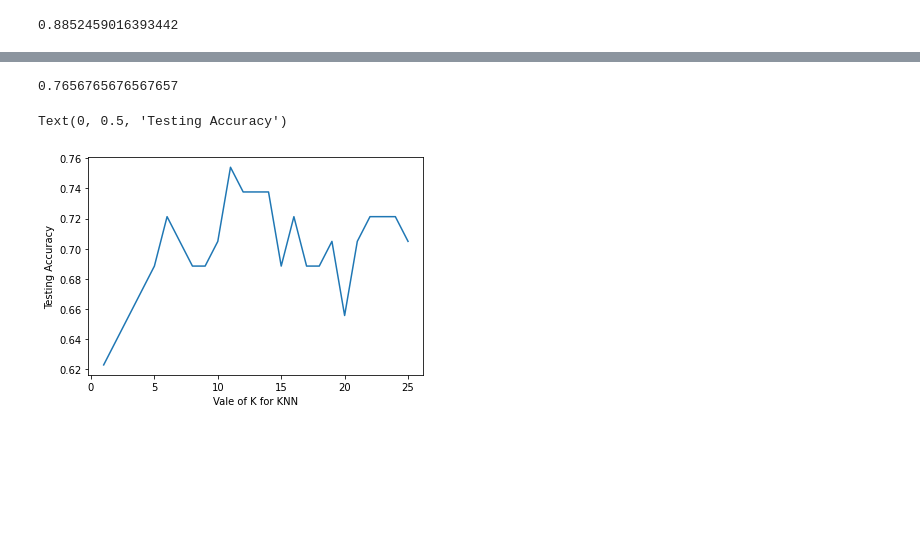
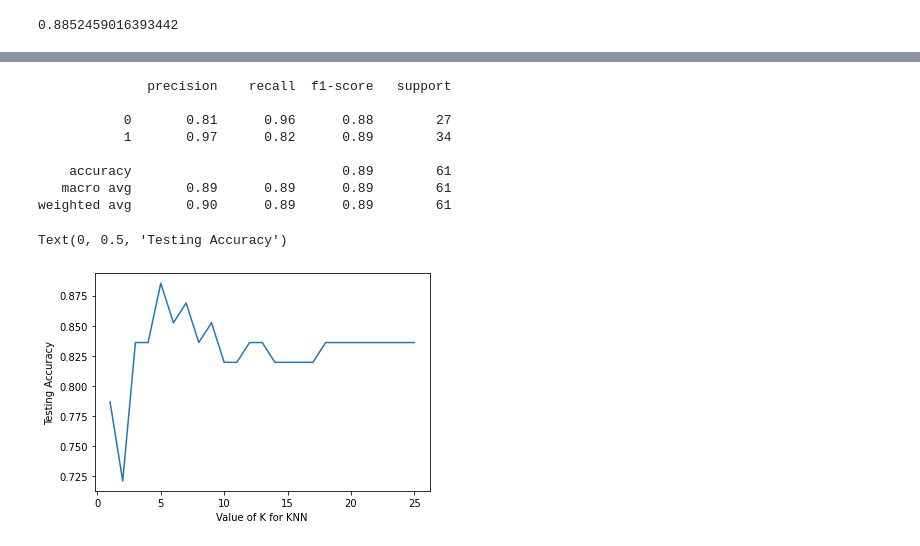
Before and after one commit to Rogercas1/DS201Final, a Jupyter notebook: Classifier.ipynb, the cells around one changed output, grey strips where cells are left out. Saved outputs shown, nothing was run; the diff lists cells and outputs as text; code cells hidden in the pictures; blank space fills up the shorter version.

```diff
--- a/Classifier.ipynb
+++ b/Classifier.ipynb
@@ -89,6 +106,21 @@ LogisticRegression()
 # %%
-from sklearn.metrics import accuracy_score
-y_pred = logreg.predict(X_test)
+from sklearn.neighbors import KNeighborsClassifier
+knn = KNeighborsClassifier(n_neighbors=5)
+knn.fit(X_train,y_train)
+y_pred = knn.predict(X_test)
 accuracy_score(y_test, y_pred)
 # %% [output]
 0.8852459016393442
+# %%
+neighbors = list(range(1,26))
+train_scores = []
+test_scores = []
+# %%
+for i in neighbors:
+    clf = KNeighborsClassifier(n_neighbors = i)
+    clf.fit(X_train, y_train)
+    train_scores.append(clf.score(X_train, y_train))
+    test_scores.append(clf.score(X_test, y_test))
+#    preds_neighbors = clf.predict(X_test)
+#    train_scores.append(accuracy_score(y_true = y_test, y_pred = preds_neighbors))
+#    test_scores.append(accuracy_score(y_true = y_test, y_pred = preds_neighbors))
@@ -95,11 +140,18 @@ accuracy_score(y_test, y_pred)
 # %%
-from sklearn.neighbors import KNeighborsClassifier
-knn = KNeighborsClassifier(n_neighbors=5)
-knn.fit(X,y)
-y_pred = knn.predict(X)
-accuracy_score(y, y_pred)
+from sklearn import metrics
+knn= KNeighborsClassifier(n_neighbors= 5)
+knn.fit(X_train,y_train)
+knnpred = knn.predict(X_test)
+print(metrics.classification_report(y_test,knnpred))
 # %% [output]
-0.7656765676567657
+              precision    recall  f1-score   support
+
+           0       0.81      0.96      0.88        27
+           1       0.97      0.82      0.89        34
+
+    accuracy                           0.89        61
+   macro avg       0.89      0.89      0.89        61
+weighted avg       0.90      0.89      0.89        61
 # %%
 neighbors = list(range(1,26))
 scores = []
@@ -112,8 +164,8 @@ for i in neighbors:
 # %%
 import matplotlib.pyplot as plt
 plt.plot(neighbors, scores)
-plt.xlabel('ValUe of K for KNN')
+plt.xlabel('Value of K for KNN')
 plt.ylabel('Testing Accuracy')
 # %% [output]
 Text(0, 0.5, 'Testing Accuracy')
-[figure, old version]
+[figure, new version]
```
Also changed, not shown: parts of 19 cells of this notebook.
